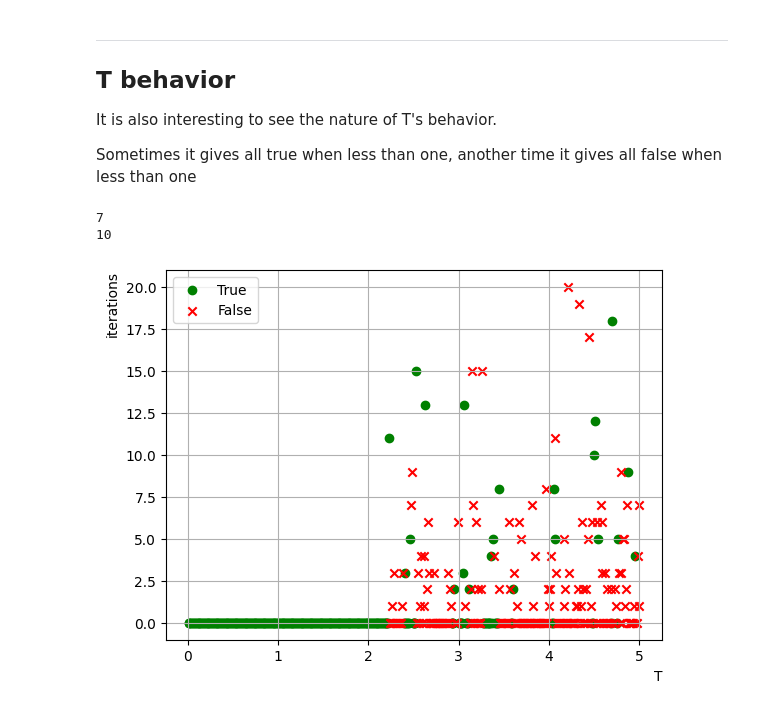
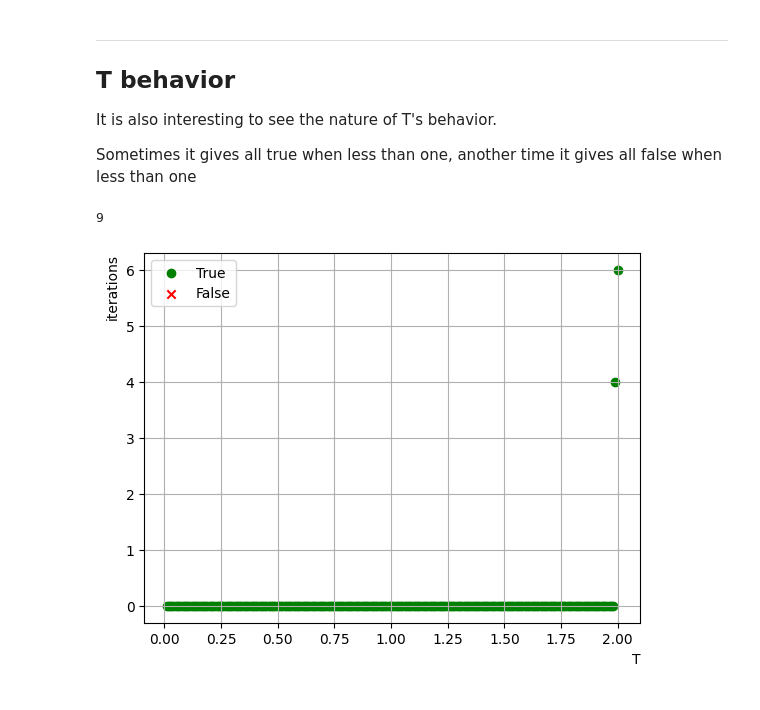
Before and after one commit to pointDeceit0/numerical-methods, a Jupyter notebook: src/imodeling/l04-simulated_annealing.ipynb, the cells around one changed output. Cells and saved outputs as stored; diff of their text form; code cells hidden in the pictures.

```diff
--- a/src/imodeling/l04-simulated_annealing.ipynb
+++ b/src/imodeling/l04-simulated_annealing.ipynb
@@ -60,9 +60,9 @@ def possible_predicts(beg_predicts: set[tuple]) -> set[tuple]:
         temp = set()
         temp.add(tuple(p))
         for i, m in enumerate(p):
-            temp.add(tuple(p[:i] + [abs(2 - m)] + p[i + 1:]))
-            temp.add(tuple(p[:i] + [abs(1 - m)] + p[i + 1:]))
-            temp.add(tuple(p[:i] + [abs(0 - m)] + p[i + 1:]))
+            temp.add(tuple([p[j] for j in range(i)] + [abs(2 - m)] + [p[j] for j in range(i + 1, len(p))]))
+            temp.add(tuple([p[j] for j in range(i)] + [abs(1 - m)] + [p[j] for j in range(i + 1, len(p))]))
+            temp.add(tuple([p[j] for j in range(i)] + [abs(0 - m)] + [p[j] for j in range(i + 1, len(p))]))
         predicts.update(temp)
 
     return predicts
@@ -85,13 +85,13 @@ def min_predicts(games: int, t=2, ht=0.01, nrestriction=10) -> tuple[list[tuple[
     h = int(10**(-np.log10(ht)))
     for n in range(1, nrestriction):
         ismin = False
-        beg_predicts = []
-        for _ in range(n):
+        beg_predicts = set()
+        while len(beg_predicts) < n:
             # generating beginning predicts
-            beg_predicts.append([random.randint(0, 2) for _ in range(games)])
+            beg_predicts.add(tuple(random.randint(0, 2) for _ in range(games)))
 
         predicts1 = possible_predicts(beg_predicts)
-        predicts2 = possible_predicts([list(random.choice(list(predicts1))) for _ in range(n)])
+        predicts2 = possible_predicts((tuple(random.choice(list(predicts1))) for _ in range(n)))
 
         results = []
         for T in range(t * h, 0, -1):
@@ -103,7 +103,8 @@ def min_predicts(games: int, t=2, ht=0.01, nrestriction=10) -> tuple[list[tuple[
                 iters += 1
 
             ismin = len(predicts1) == mp
-            results.append((T, iters, len(predicts1)))
+            if len(predicts1) == mp:
+                results.append((T, iters, len(predicts1)))
         if ismin:
             return results, n
 
@@ -110,0 +114,6 @@ def min_predicts(games: int, t=2, ht=0.01, nrestriction=10) -> tuple[list[tuple[
+# %%
+m = 10e30
+n = 3
+for i in range(3000):
+    m = min(m, min_predicts(n, nrestriction=200)[1])
+print(f"For {n} games:\t{m} ")
@@ -151,22 +203,24 @@ It is also interesting to see the nature of T's behavior.
 Sometimes it gives all true when less than one, another time it gives all false when less than one
 # %%
 g = 3
-results = min_predicts(g, nrestriction=30)
+res = 10e6
+for i in range(300):
+    if (x := min_predicts(g, nrestriction=20))[1] < res:
+        results = x
 print(results[1])
 
 toplot = results[0]
 true  = [(x, y) for x, y, p in toplot if p == 3**g]
 false = [(x, y) for x, y, p in toplot if p != 3**g]
 
 
 plt.scatter([x for x, _ in true], [y for _, y in true], color="green")
 plt.scatter([x for x, _ in false], [y for _, y in false], marker="x", color="red")
 plt.grid("both")
 plt.legend(["True", "False"])
 plt.xlabel("T", loc="right")
 plt.ylabel("iterations", loc="top")
 plt.show()
 # %% [output]
-7
-10
+9
-[figure, old version]
+[figure, new version]
```
Also changed, not shown: parts of 9 cells of this notebook, 1 other file.
